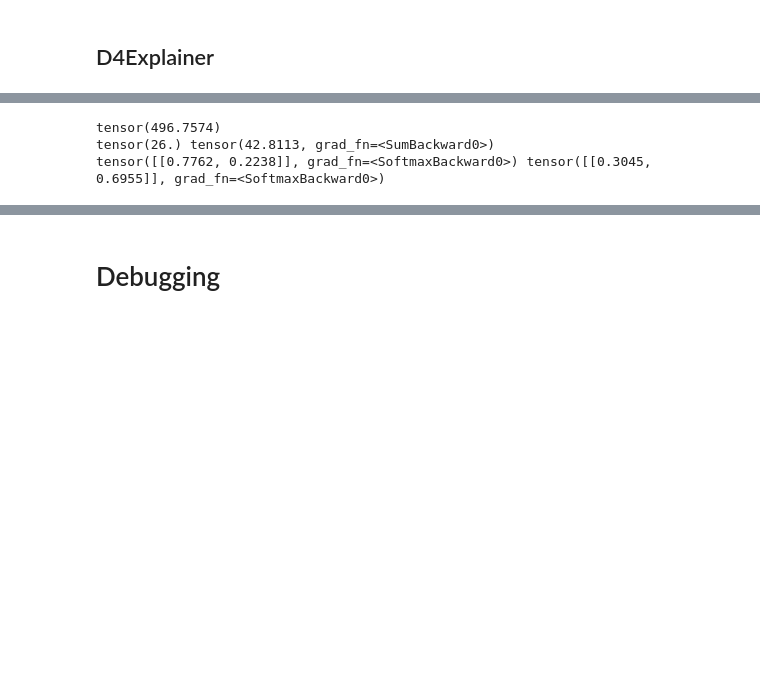
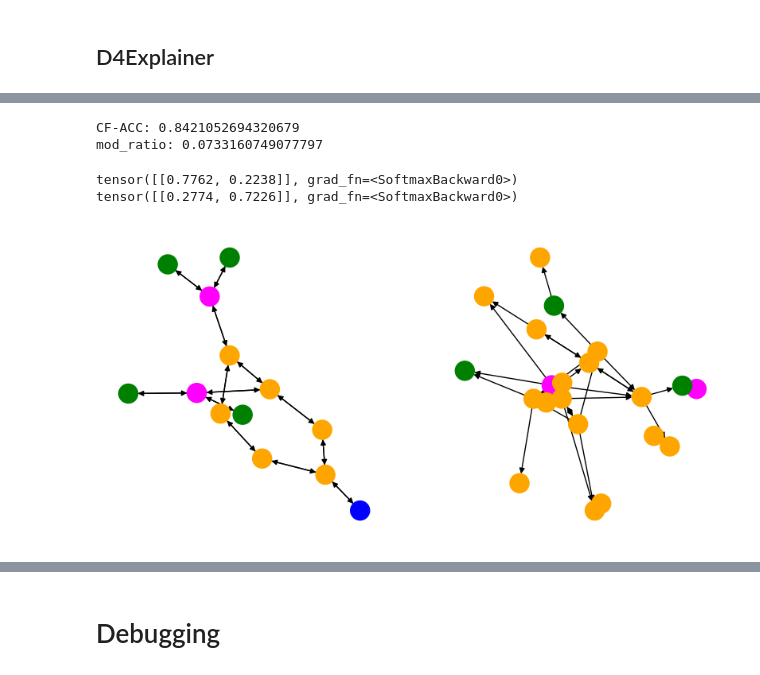
Before and after one commit to Tiny-Quant/SuperTest, a Jupyter notebook: coding/technical-details/main-notebook.ipynb, the cells around one changed output, grey strips where cells are left out. Cells and saved outputs as stored; diff of their text form; code cells hidden in the pictures; blank space fills up the shorter version.

Commit message:
CF graph plot looking good.

```diff
--- a/coding/technical-details/main-notebook.ipynb
+++ b/coding/technical-details/main-notebook.ipynb
@@ -30,6 +32,7 @@ print('Using device:', device)
 # Variables.
 max_num_nodes = 30 # 28 in the full dataset.
 batch_size = 64
+color_palette = np.array(['orange', 'magenta', 'green', 'blue', 'cyan', 'red', 'lime'])
 # %% [output]
 Using device: cuda
 # %% [markdown]
@@ -352,14 +380,52 @@ Epoch: 199  Loss_dist: 0.18404618899027506  Loss_CF: 0.42877596616744995
-# %%
-# Inference
-non_mut_example = pyg.data.Batch.from_data_list([test_data_list_0[0]])
-non_mut_noised = forward_diffusion_sample(non_mut_example, torch.tensor([T-1]))
-print(non_mut_noised.edge_attr.sum())
-pred_weight, non_mut_denoised = model_denoise_CF(non_mut_noised, torch.tensor([T-1]))
-print(test_data_list_0[0].edge_attr.sum(), non_mut_denoised.edge_attr.sum())
-print(torch.softmax(explainee(test_data_list_0[0]), dim=-1),
-      torch.softmax(explainee(non_mut_denoised), dim=-1)
-)
-# %% [output]
-tensor(496.7574)
-tensor(26.) tensor(42.8113, grad_fn=<SumBackward0>)
-tensor([[0.7762, 0.2238]], grad_fn=<SoftmaxBackward0>) tensor([[0.3045, 0.6955]], grad_fn=<SoftmaxBackward0>)
+# %%
+# Figure 4 on page 8.
+
+# CF-ACC
+test_batch = pyg.data.Batch.from_data_list(test_data_list)
+preds_on_obs = torch.argmax(explainee(test_batch), dim=-1)
+
+noised_graphs = forward_diffusion_sample(test_batch, torch.tensor([T-1]))
+_, pred_graph = model_denoise_CF(noised_graphs, torch.tensor([T-1]))
+pred_graph.edge_attr = torch.bernoulli(pred_graph.edge_attr)
+preds_on_CF = torch.argmax(explainee(pred_graph), dim=-1)
+
+CF_ACC = (preds_on_CF != preds_on_obs).sum() / len(test_data_list)
+mod_ratio = torch.abs((test_batch.edge_attr - pred_graph.edge_attr)).mean()
+
+print(f"CF-ACC: {CF_ACC}")
+print(f"mod_ratio: {mod_ratio}")
+# %% [output]
+CF-ACC: 0.8421052694320679
+mod_ratio: 0.0733160749077797
+# %%
+# Like figure 5 on page 9.
+
+test_graph_0 = pyg.data.Batch.from_data_list([test_data_list_0[0]])
+print(torch.softmax(explainee(test_graph_0), dim=-1))
+
+noised_graph = forward_diffusion_sample(test_graph_0, torch.tensor([T-1]))
+_, pred_graph = model_denoise_CF(noised_graph, torch.tensor([T-1]))
+print(torch.softmax(explainee(pred_graph), dim=-1))
+pred_graph.edge_attr = torch.bernoulli(pred_graph.edge_attr)
+
+test_graph_0.edge_index = pygm.utils.dense_to_sparse(
+    test_graph_0.edge_attr.reshape(max_num_nodes, max_num_nodes)
+)[0].transpose(0, 1)
+test_graph_0 = clean_graph(test_graph_0)
+test_graph_0_colors = color_palette[torch.argmax(test_graph_0.x, dim=1)]
+test_graph_0_nx = pyg.utils.to_networkx(test_graph_0)
+
+pred_graph.edge_index = pygm.utils.dense_to_sparse(
+    pred_graph.edge_attr.reshape(max_num_nodes, max_num_nodes)
+)[0].transpose(0, 1)
+pred_graph = clean_graph(pred_graph)
+pred_graph_colors = color_palette[torch.argmax(pred_graph.x, dim=1)]
+pred_graph_nx = pyg.utils.to_networkx(pred_graph)
+
+fig, axes = plt.subplots(1, 2, figsize=(10, 5))
+nx.draw(test_graph_0_nx, node_color=test_graph_0_colors, ax=axes[0])
+nx.draw(pred_graph_nx, node_color=pred_graph_colors, ax=axes[1])
+# %% [output]
+tensor([[0.7762, 0.2238]], grad_fn=<SoftmaxBackward0>)
+tensor([[0.2774, 0.7226]], grad_fn=<SoftmaxBackward0>)
+[figure, added]
```
Also changed, not shown: parts of 4 cells of this notebook, 2 other files.
